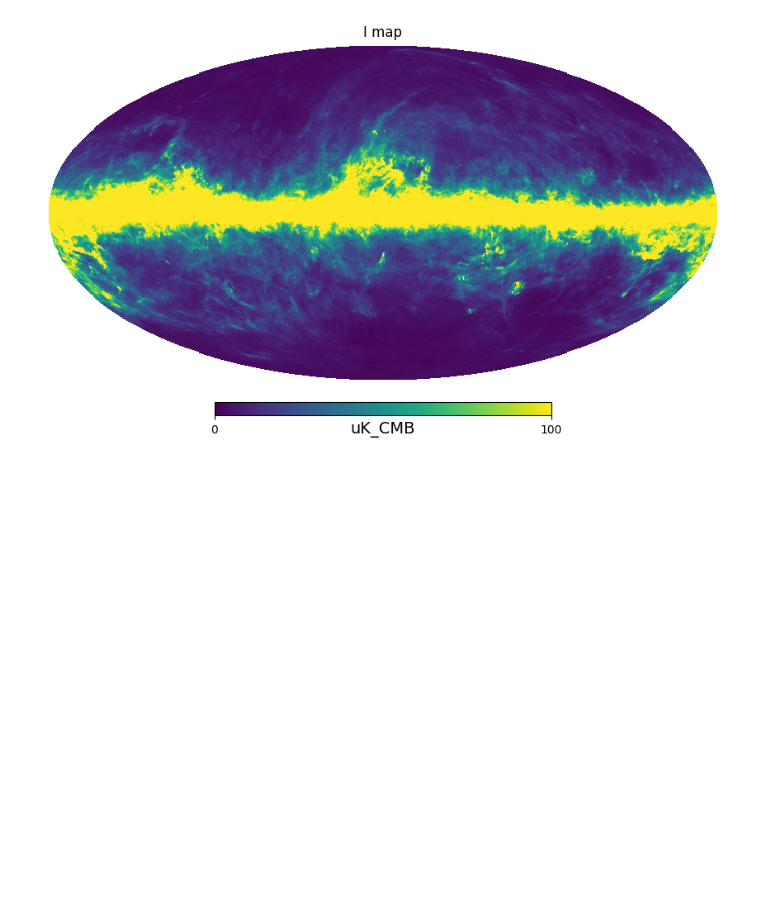
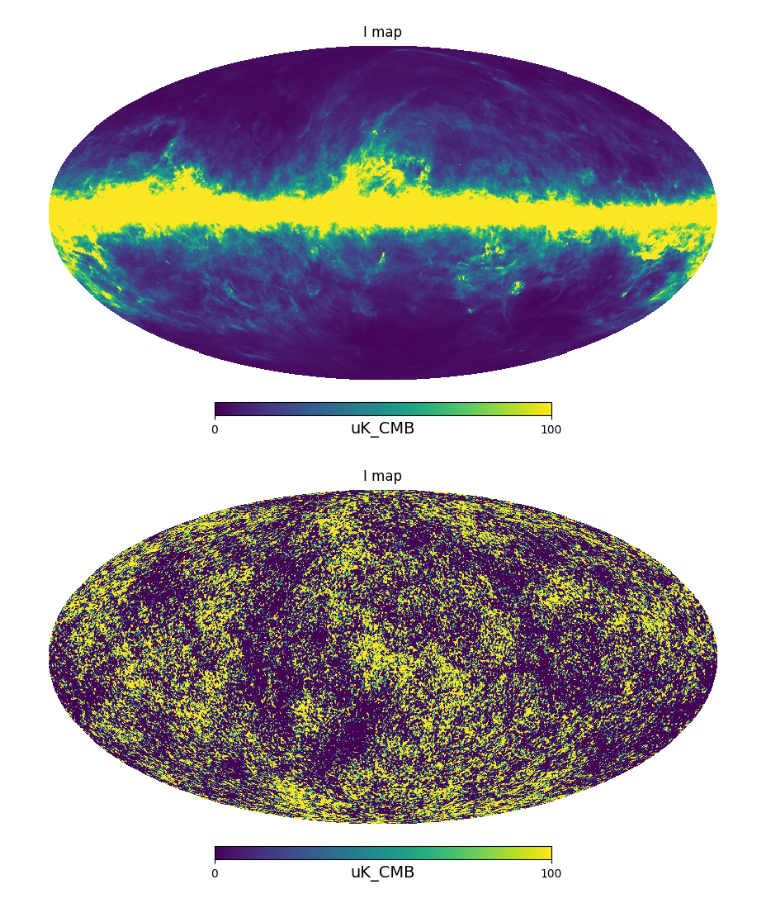
Before and after one commit to ljanssen-cosmo/phd, a Jupyter notebook: Code/pysm3_test.ipynb, the cells around one changed output. Saved outputs shown, nothing was run; the diff lists cells and outputs as text; code cells hidden in the pictures; blank space fills up the shorter version.

```diff
--- a/Code/pysm3_test.ipynb
+++ b/Code/pysm3_test.ipynb
@@ -39,6 +39,11 @@ frequency = 150 * u.GHz
 
 # Generate the map (I, Q, U)
 cmb_map = sky_config.get_emission(frequency)
+# %%
+cmb_map = cmb_map.to(u.uK_CMB, equivalencies=u.cmb_equivalencies(frequency))
+hp.mollview(cmb_map[0], min=0, max=1e2, title="I map", unit=cmb_map.unit)
+# %% [output]
+[figure, added]
 # %%
 # Only use the temperature (I) component
 cmb_temperature = cmb_map[0]
```
Also changed, not shown: parts of 1 cell of this notebook, 1 other file.
